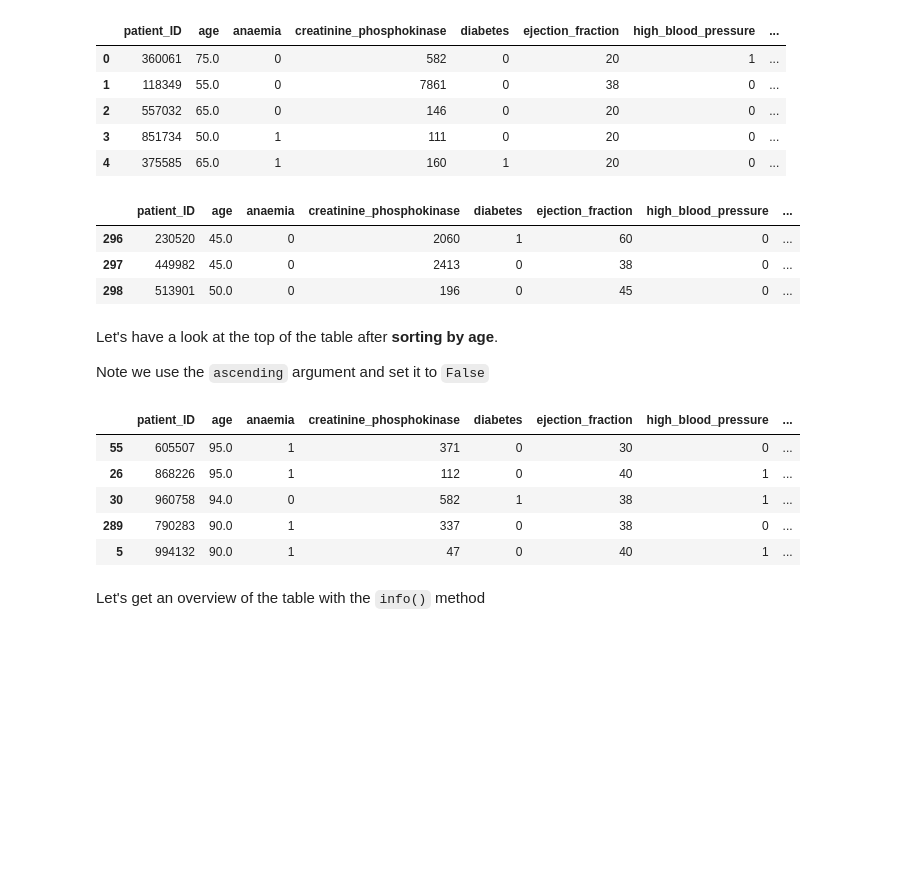
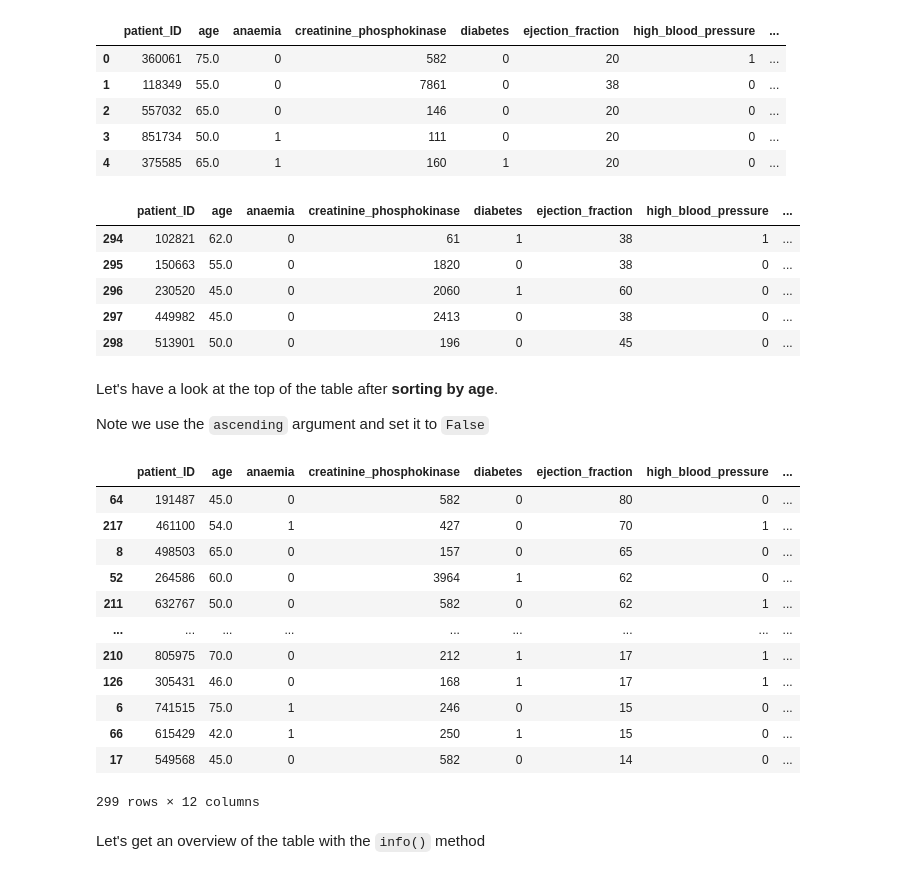
Before and after one commit to james-cranley/Python30, a Jupyter notebook: notebooks/exercises/1_dataframes.ipynb, the cells around one changed output. Cells and saved outputs as stored; diff of their text form; code cells hidden in the pictures; blank space fills up the shorter version.

```diff
--- a/notebooks/exercises/1_dataframes.ipynb
+++ b/notebooks/exercises/1_dataframes.ipynb
@@ -128,9 +128,12 @@ HF_data.head() # the head() method shows us the top of the data
 | 3 | 851734 | 50.0 | 1 | 111 | 0 | 20 | 0 | ... |
 | 4 | 375585 | 65.0 | 1 | 160 | 1 | 20 | 0 | ... |
 # %%
-HF_data.tail(3) # the tail() method shows us the bottom of the data, we can adjust the number of rows shown
+#💡
+HF_data.tail() # the tail() method shows us the bottom of the data, we can adjust the number of rows shown
 # %% [output]
 |  | patient_ID | age | anaemia | creatinine_phosphokinase | diabetes | ejection_fraction | high_blood_pressure | ... |
+| 294 | 102821 | 62.0 | 0 | 61 | 1 | 38 | 1 | ... |
+| 295 | 150663 | 55.0 | 0 | 1820 | 0 | 38 | 0 | ... |
 | 296 | 230520 | 45.0 | 0 | 2060 | 1 | 60 | 0 | ... |
 | 297 | 449982 | 45.0 | 0 | 2413 | 0 | 38 | 0 | ... |
 | 298 | 513901 | 50.0 | 0 | 196 | 0 | 45 | 0 | ... |
@@ -139,14 +142,22 @@ Let's have a look at the top of the table after **sorting by age**.
 
 Note we use the `ascending` argument and set it to `False`
 # %%
-HF_data.sort_values(by='age', ascending=False).head()
+#💡 asc/desc,.head()
+HF_data.sort_values(by='ejection_fraction', ascending=False)
 # %% [output]
 |  | patient_ID | age | anaemia | creatinine_phosphokinase | diabetes | ejection_fraction | high_blood_pressure | ... |
-| 55 | 605507 | 95.0 | 1 | 371 | 0 | 30 | 0 | ... |
-| 26 | 868226 | 95.0 | 1 | 112 | 0 | 40 | 1 | ... |
-| 30 | 960758 | 94.0 | 0 | 582 | 1 | 38 | 1 | ... |
-| 289 | 790283 | 90.0 | 1 | 337 | 0 | 38 | 0 | ... |
-| 5 | 994132 | 90.0 | 1 | 47 | 0 | 40 | 1 | ... |
+| 64 | 191487 | 45.0 | 0 | 582 | 0 | 80 | 0 | ... |
+| 217 | 461100 | 54.0 | 1 | 427 | 0 | 70 | 1 | ... |
+| 8 | 498503 | 65.0 | 0 | 157 | 0 | 65 | 0 | ... |
+| 52 | 264586 | 60.0 | 0 | 3964 | 1 | 62 | 0 | ... |
+| 211 | 632767 | 50.0 | 0 | 582 | 0 | 62 | 1 | ... |
+| ... | ... | ... | ... | ... | ... | ... | ... | ... |
+| 210 | 805975 | 70.0 | 0 | 212 | 1 | 17 | 1 | ... |
+| 126 | 305431 | 46.0 | 0 | 168 | 1 | 17 | 1 | ... |
+| 6 | 741515 | 75.0 | 1 | 246 | 0 | 15 | 0 | ... |
+| 66 | 615429 | 42.0 | 1 | 250 | 1 | 15 | 0 | ... |
+| 17 | 549568 | 45.0 | 0 | 582 | 0 | 14 | 0 | ... |
+299 rows × 12 columns
 # %% [markdown]
 Let's get an overview of the table with the `info()` method
 # %%
```
Also changed, not shown: parts of 2 cells of this notebook, 5 other files.
